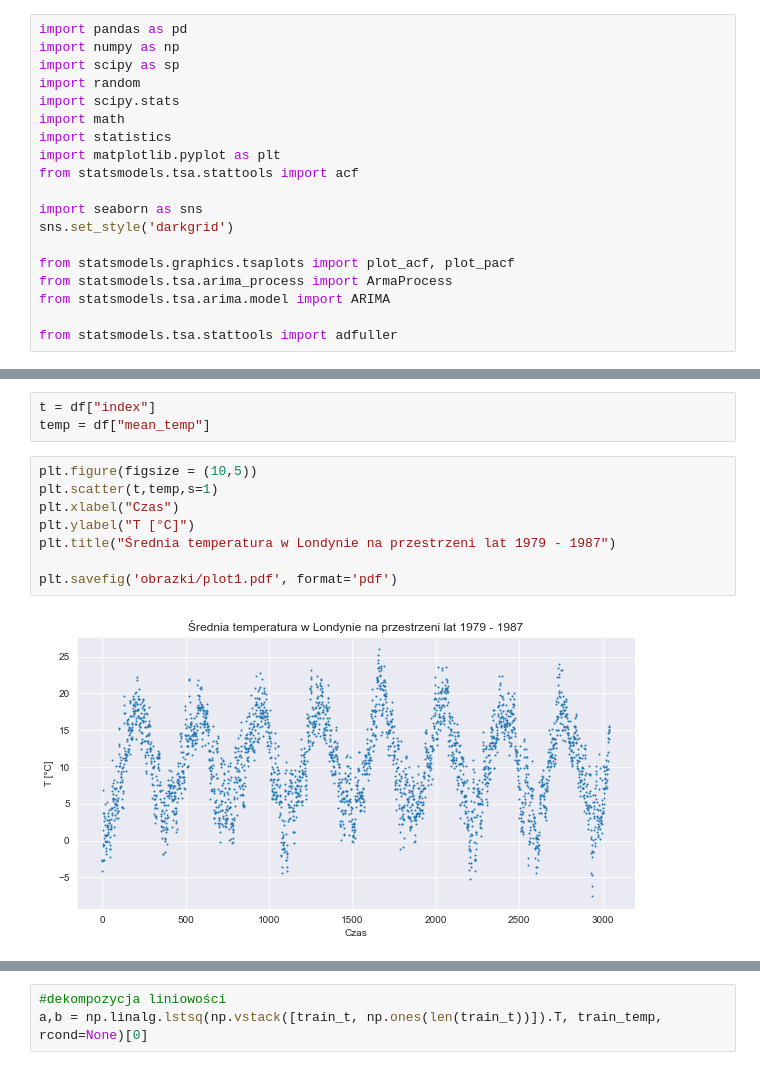
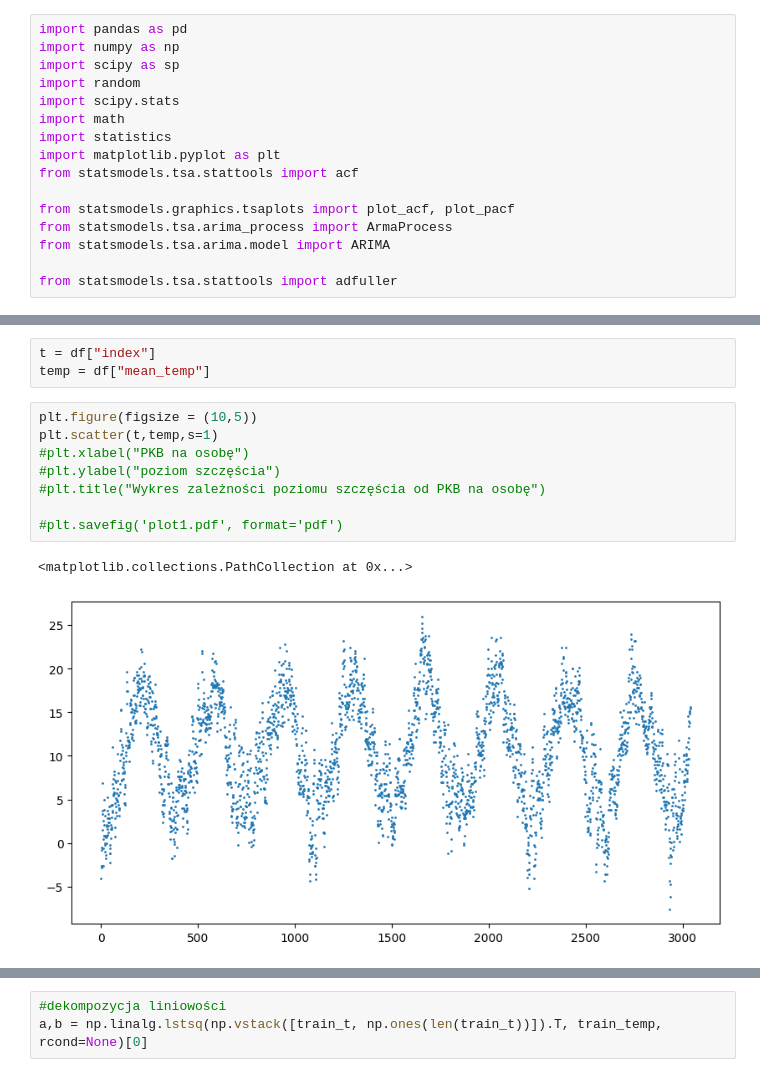
Before and after one commit to zlekoty/komputerowa_analiza_szereg-w_czasowych, a Jupyter notebook: kaszczR2/kaszczR2.ipynb, the cells around one changed output, grey strips where cells are left out. Drawn from its saved outputs; the diff is of its cells as text.

```diff
--- a/kaszczR2/kaszczR2.ipynb
+++ b/kaszczR2/kaszczR2.ipynb
@@ -9,9 +9,6 @@ import statistics
 import matplotlib.pyplot as plt
 from statsmodels.tsa.stattools import acf
 
-import seaborn as sns
-sns.set_style('darkgrid')
-
 from statsmodels.graphics.tsaplots import plot_acf, plot_pacf
 from statsmodels.tsa.arima_process import ArmaProcess
 from statsmodels.tsa.arima.model import ARIMA
@@ -46,10 +43,11 @@ temp = df["mean_temp"]
 # %%
 plt.figure(figsize = (10,5))
 plt.scatter(t,temp,s=1)
-plt.xlabel("Czas")
-plt.ylabel("T [°C]")
-plt.title("Średnia temperatura w Londynie na przestrzeni lat 1979 - 1987")
+#plt.xlabel("PKB na osobę")
+#plt.ylabel("poziom szczęścia")
+#plt.title("Wykres zależności poziomu szczęścia od PKB na osobę")
 
-plt.savefig('obrazki/plot1.pdf', format='pdf')
+#plt.savefig('plot1.pdf', format='pdf')
 # %% [output]
+<matplotlib.collections.PathCollection at 0x...>
-[figure, old version]
+[figure, new version]
```
Also changed, not shown: parts of 24 cells of this notebook, 7 other files.
